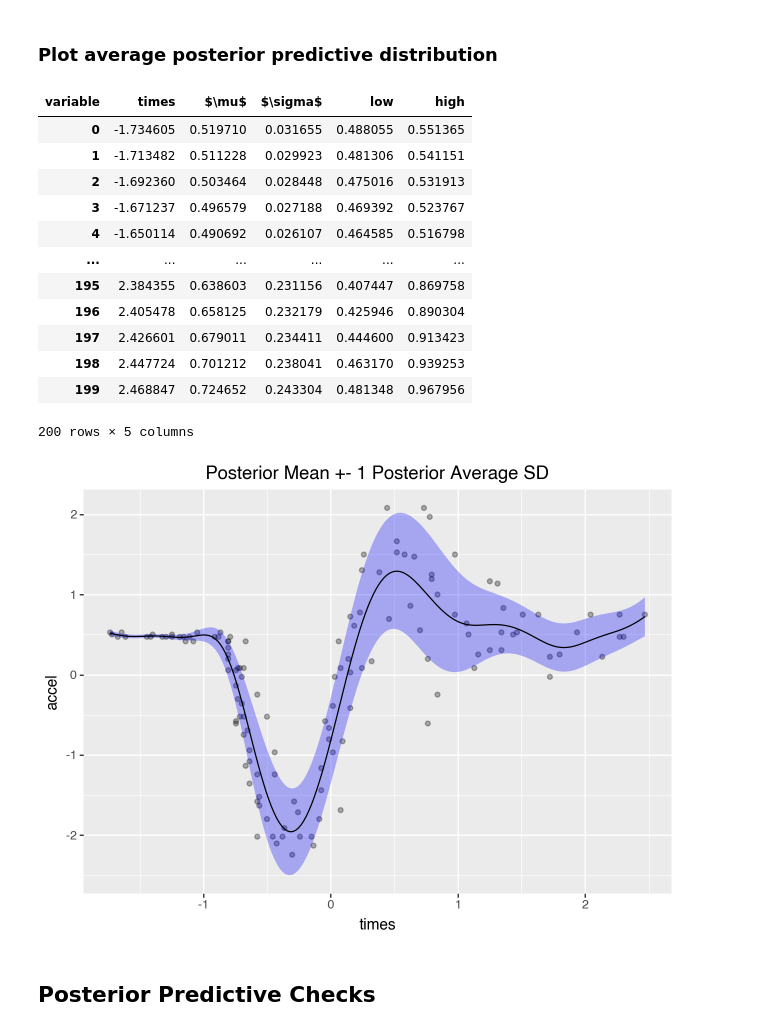
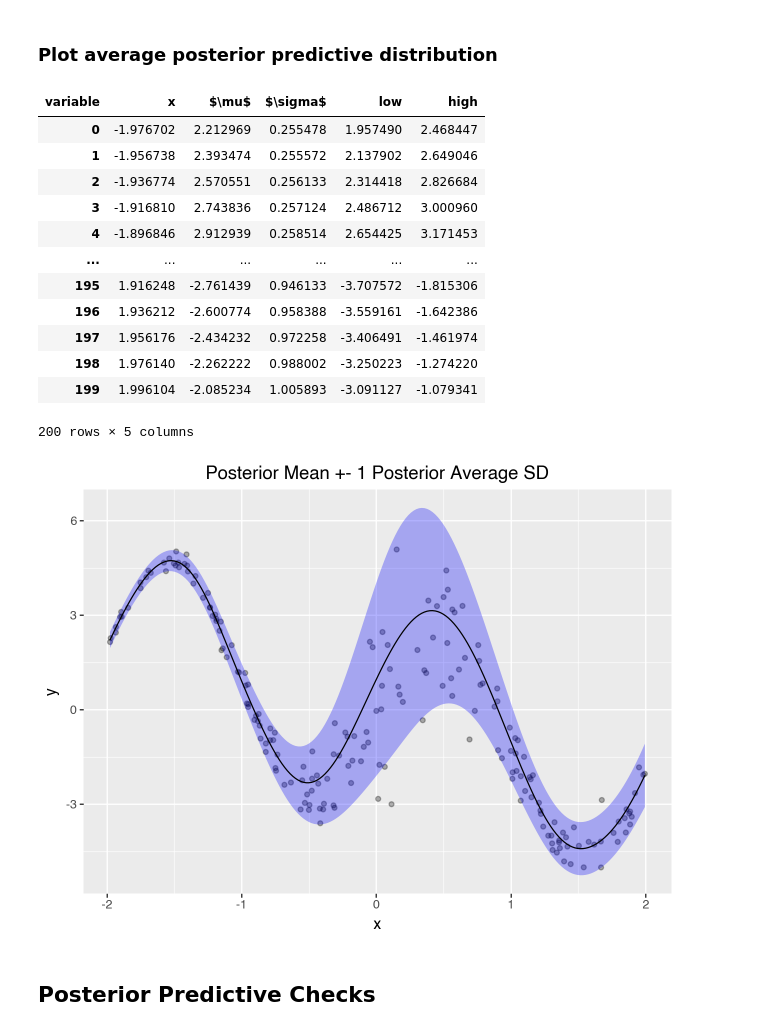
Before and after one commit to liesel-devs/smoothcon, a Jupyter notebook: notebooks/test_gam_gibbs.ipynb, the cells around one changed output. Cells and saved outputs as stored; diff of their text form; code cells hidden in the pictures.

```diff
--- a/notebooks/test_gam_gibbs.ipynb
+++ b/notebooks/test_gam_gibbs.ipynb
@@ -119,6 +102,6 @@ log_scale += gam.SmoothTerm.new_ig(
 # %% [markdown]
 ### Build and plot model
 # %%
-model = lsl.Model([accel])
+model = lsl.Model([y])
 model.plot_vars()
 # %% [output]
@@ -219,21 +198,21 @@ We again use the `SmoothCon` oject initialized above. This will internally call
 to evaluate the basis matrix at the new x values, applying all the right reparameterizations
 automatically.
 # %%
-times_grid = jnp.linspace(mcycle.times.min(), mcycle.times.max(), 200)
-B_times_grid = stimes.predict(data={"times": times_grid})
+x_grid = jnp.linspace(x.min(), x.max(), 200)
+B_x_grid = smooth_x.predict(data={"x": x_grid})
 # %% [markdown]
 ### Predict variables at new x values
 # %%
 predictions = model.predict(  # new in liesel v0.4.0
     samples=samples,
-    predict=["m(times)", "s(times)", "$\\mu$", "$\\sigma$"],
-    newdata={"B(times)": B_times_grid},
+    predict=["m(x)", "s(x)", "$\\mu$", "$\\sigma$"],
+    newdata={"B(x)": B_x_grid},
 )
 
 predictions_summary = (
     gs.SamplesSummary(predictions).to_dataframe().reset_index()
 )  # new in liesel v0.4.0
-predictions_summary["times"] = np.tile(times_grid, len(predictions))
+predictions_summary["x"] = np.tile(x_grid, len(predictions))
 # %%
 predictions_summary.head()
 # %% [output]
@@ -293,8 +272,8 @@ select = predictions_summary["variable"].isin(["$\\mu$"])
 # %%
 select = predictions_summary["variable"].isin(["$\\mu$", "$\\sigma$"])
 mu_sigma_df = (
-    predictions_summary[select][["variable", "mean", "times"]]
-    .pivot(index="times", columns=["variable"], values="mean")
+    predictions_summary[select][["variable", "mean", "x"]]
+    .pivot(index="x", columns=["variable"], values="mean")
     .reset_index()
 )
 
@@ -302,35 +281,35 @@ mu_sigma_df["low"] = mu_sigma_df["$\\mu$"] - mu_sigma_df["$\\sigma$"]
 mu_sigma_df["high"] = mu_sigma_df["$\\mu$"] + mu_sigma_df["$\\sigma$"]
 mu_sigma_df
 # %% [output]
-| variable | times | $\mu$ | $\sigma$ | low | high |
-| 0 | -1.734605 | 0.519710 | 0.031655 | 0.488055 | 0.551365 |
-| 1 | -1.713482 | 0.511228 | 0.029923 | 0.481306 | 0.541151 |
-| 2 | -1.692360 | 0.503464 | 0.028448 | 0.475016 | 0.531913 |
-| 3 | -1.671237 | 0.496579 | 0.027188 | 0.469392 | 0.523767 |
-| 4 | -1.650114 | 0.490692 | 0.026107 | 0.464585 | 0.516798 |
+| variable | x | $\mu$ | $\sigma$ | low | high |
+| 0 | -1.976702 | 2.212969 | 0.255478 | 1.957490 | 2.468447 |
+| 1 | -1.956738 | 2.393474 | 0.255572 | 2.137902 | 2.649046 |
+| 2 | -1.936774 | 2.570551 | 0.256133 | 2.314418 | 2.826684 |
+| 3 | -1.916810 | 2.743836 | 0.257124 | 2.486712 | 3.000960 |
+| 4 | -1.896846 | 2.912939 | 0.258514 | 2.654425 | 3.171453 |
 | ... | ... | ... | ... | ... | ... |
-| 195 | 2.384355 | 0.638603 | 0.231156 | 0.407447 | 0.869758 |
-| 196 | 2.405478 | 0.658125 | 0.232179 | 0.425946 | 0.890304 |
-| 197 | 2.426601 | 0.679011 | 0.234411 | 0.444600 | 0.913423 |
-| 198 | 2.447724 | 0.701212 | 0.238041 | 0.463170 | 0.939253 |
-| 199 | 2.468847 | 0.724652 | 0.243304 | 0.481348 | 0.967956 |
+| 195 | 1.916248 | -2.761439 | 0.946133 | -3.707572 | -1.815306 |
+| 196 | 1.936212 | -2.600774 | 0.958388 | -3.559161 | -1.642386 |
+| 197 | 1.956176 | -2.434232 | 0.972258 | -3.406491 | -1.461974 |
+| 198 | 1.976140 | -2.262222 | 0.988002 | -3.250223 | -1.274220 |
+| 199 | 1.996104 | -2.085234 | 1.005893 | -3.091127 | -1.079341 |
 200 rows × 5 columns
 # %%
 (
     p9.ggplot()
-    + p9.geom_point(p9.aes("times", "accel"), data=mcycle, alpha=0.3)
+    + p9.geom_point(p9.aes("x", "y"), data=df, alpha=0.3)
     + p9.geom_ribbon(
-        p9.aes("times", ymin="low", ymax="high"),
+        p9.aes("x", ymin="low", ymax="high"),
         alpha=0.3,
         fill="blue",
         data=mu_sigma_df,
     )
-    + p9.geom_line(p9.aes("times", "$\\mu$"), data=mu_sigma_df)
+    + p9.geom_line(p9.aes("x", "$\\mu$"), data=mu_sigma_df)
     + p9.labs(title="Posterior Mean +- 1 Posterior Average SD")
     + p9.guides(fill="none")
 )
 # %% [output]
-[figure, old version]
+[figure, new version]
 # %% [markdown]
 ## Posterior Predictive Checks
 # %% [markdown]
```
Also changed, not shown: parts of 31 cells of this notebook, 1 other file.
